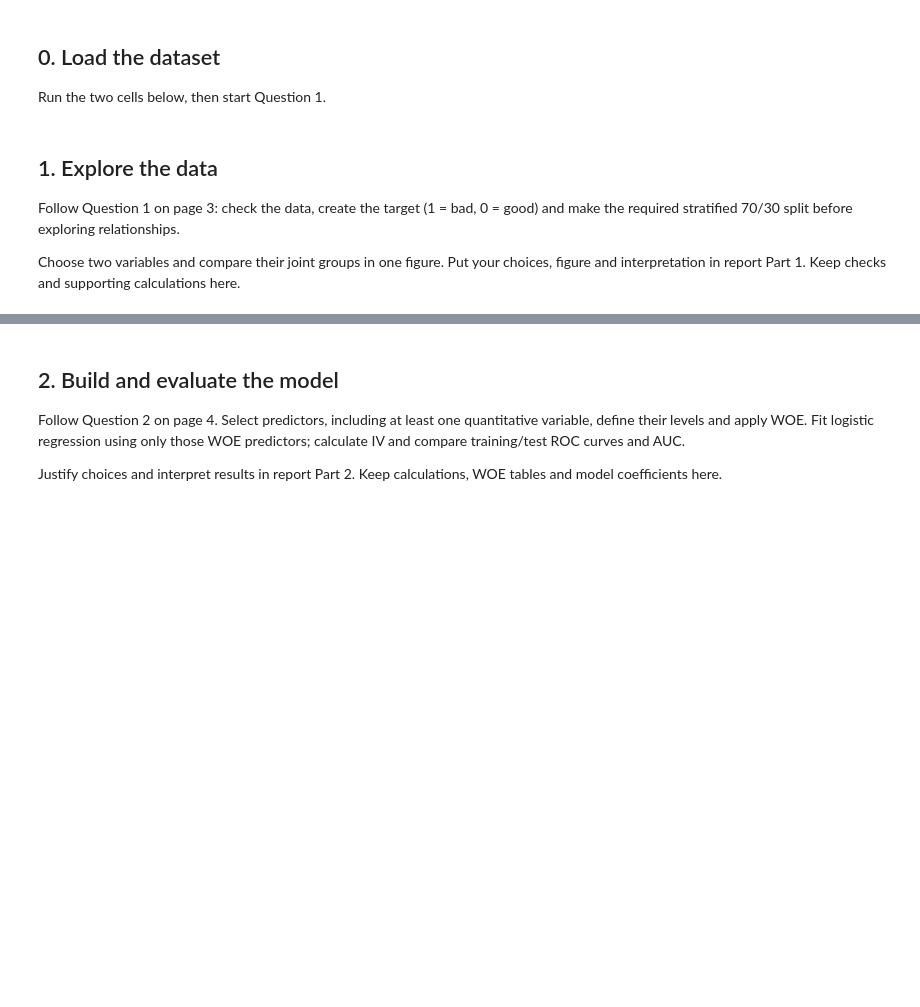
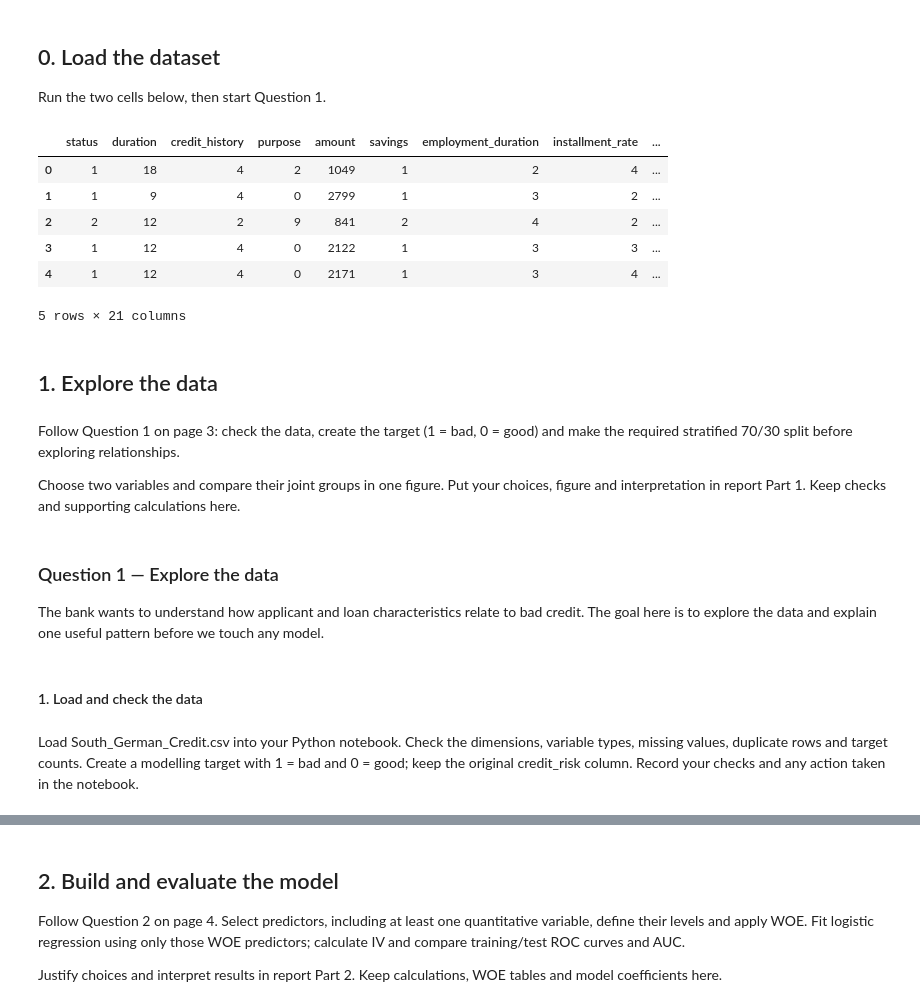
Before and after one commit to Muten-Roshi-Sama/data-science-for-business-KUL, a Jupyter notebook: credit-risk-analysis/A1_Notebook.ipynb, the cells around one changed output, grey strips where cells are left out. Cells and saved outputs as stored; diff of their text form; code cells hidden in the pictures; blank space fills up the shorter version.

```diff
--- a/credit-risk-analysis/A1_Notebook.ipynb
+++ b/credit-risk-analysis/A1_Notebook.ipynb
@@ -20,17 +47,38 @@ from IPython.display import display
 
 # Add other imports as needed for your analysis.
 # %%
-DATA_PATH = Path("South_German_Credit.csv")
+DATA_PATH = Path("data/South_German_Credit.csv")
 if not DATA_PATH.is_file():
     raise FileNotFoundError(
         "Upload South_German_Credit.csv to the Colab Files panel, "
         "or set DATA_PATH to the CSV location on your computer."
     )
 
 credit = pd.read_csv(DATA_PATH)
 display(credit.head())
+# %% [output]
+|  | status | duration | credit_history | purpose | amount | savings | employment_duration | installment_rate | ... |
+| 0 | 1 | 18 | 4 | 2 | 1049 | 1 | 2 | 4 | ... |
+| 1 | 1 | 9 | 4 | 0 | 2799 | 1 | 3 | 2 | ... |
+| 2 | 2 | 12 | 2 | 9 | 841 | 2 | 4 | 2 | ... |
+| 3 | 1 | 12 | 4 | 0 | 2122 | 1 | 3 | 3 | ... |
+| 4 | 1 | 12 | 4 | 0 | 2171 | 1 | 3 | 4 | ... |
+5 rows × 21 columns
 # %% [markdown]
 ## 1. Explore the data
-Follow Question 1 on page 3: check the data, create the target (1 = bad, 0 = good) and make the required stratified 70/30 split before exploring relationships.
-
-Choose two variables and compare their joint groups in one figure. Put your choices, figure and interpretation in report Part 1. Keep checks and supporting calculations here.
+# %% [markdown]
+Follow Question 1 on page 3: check the data, create the target (1 = bad, 0 = good) and make the required stratified 70/30 split before exploring relationships.
+
+Choose two variables and compare their joint groups in one figure. Put your choices, figure and interpretation in report Part 1. Keep checks and supporting calculations here.
+# %% [markdown]
+### Question 1 — Explore the data
+
+The bank wants to understand how applicant and loan characteristics relate to bad credit.
+The goal here is to explore the data and explain one useful pattern before we touch any model.
+# %% [markdown]
+#### 1. Load and check the data
+# %% [markdown]
+Load South_German_Credit.csv into your Python notebook. Check the dimensions, variable
+types, missing values, duplicate rows and target counts. Create a modelling target with 1 = bad
+and 0 = good; keep the original credit_risk column. Record your checks and any action taken in
+the notebook.
```
Also changed, not shown: parts of 20 cells of this notebook.
